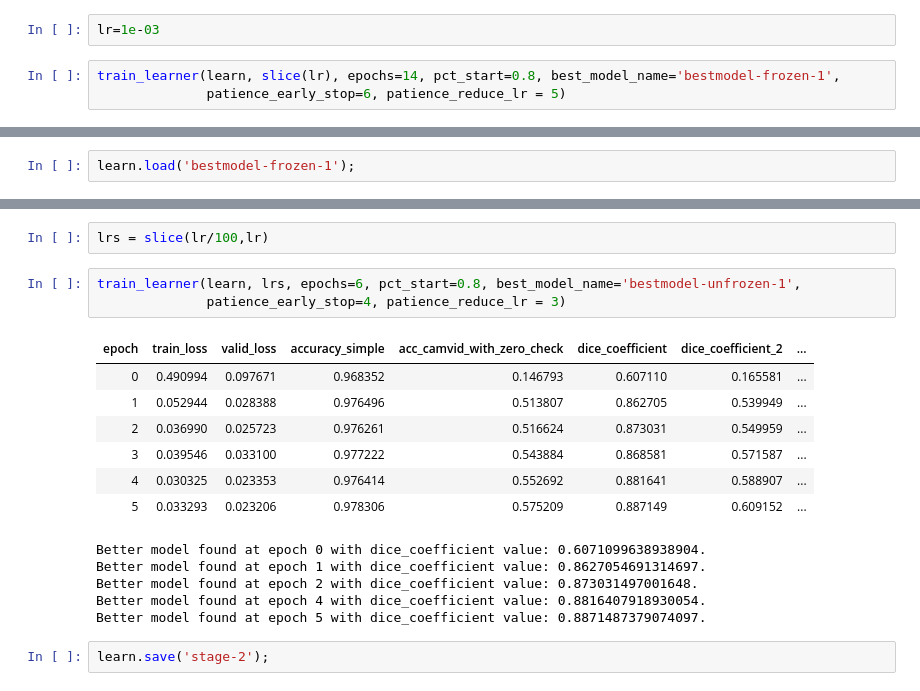
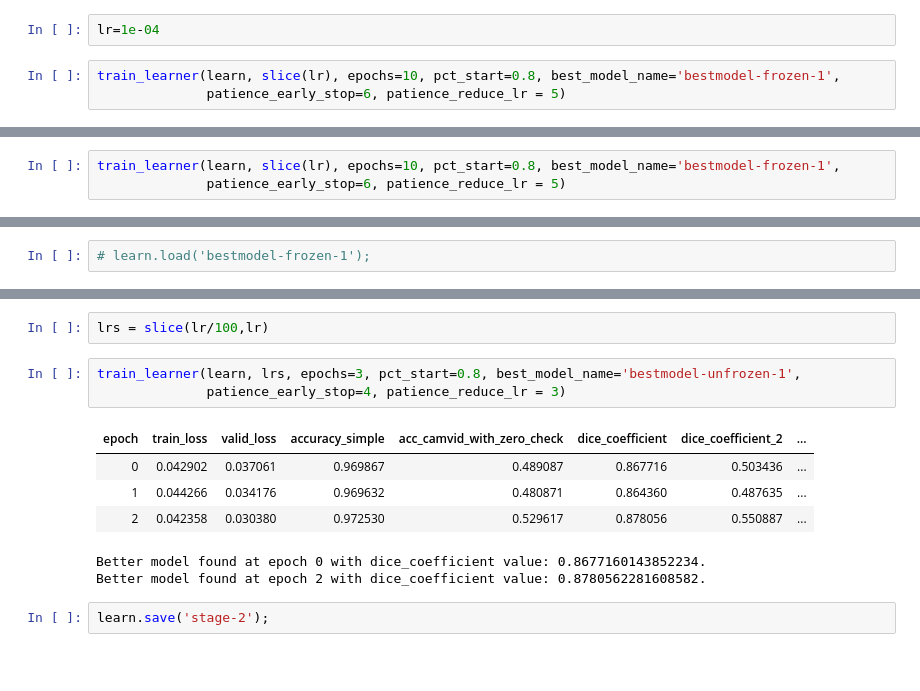
Before and after one commit to gilfernandes/fastai-exercises, a Jupyter notebook: nbs_gil/Severstal Losses.ipynb, the cells around one changed output, grey strips where cells are left out. Drawn from its saved outputs; the diff is of its cells as text; blank space fills up the shorter version.

```diff
--- a/nbs_gil/Severstal Losses.ipynb
+++ b/nbs_gil/Severstal Losses.ipynb
@@ -376,6 +628,6 @@ LR Finder is complete, type {learner_name}.recorder.plot() to see the graph.
 # %%
-lr=1e-03
+lr=1e-04
 # %%
-train_learner(learn, slice(lr), epochs=14, pct_start=0.8, best_model_name='bestmodel-frozen-1',
+train_learner(learn, slice(lr), epochs=10, pct_start=0.8, best_model_name='bestmodel-frozen-1',
               patience_early_stop=6, patience_reduce_lr = 5)
 # %% [output]
@@ -400,0 +641,3 @@ Epoch 12: early stopping
+# %%
+train_learner(learn, slice(lr), epochs=10, pct_start=0.8, best_model_name='bestmodel-frozen-1',
+              patience_early_stop=6, patience_reduce_lr = 5)
@@ -403,6 +662,6 @@ learn.save('stage-1')
 # %%
 learn.load('stage-1');
 # %%
-learn.load('bestmodel-frozen-1');
+# learn.load('bestmodel-frozen-1');
 # %%
 learn.export(file='/kaggle/model/export-1.pkl')
@@ -411,21 +672,15 @@ learn.unfreeze()
 # %%
 lrs = slice(lr/100,lr)
 # %%
-train_learner(learn, lrs, epochs=6, pct_start=0.8, best_model_name='bestmodel-unfrozen-1',
+train_learner(learn, lrs, epochs=3, pct_start=0.8, best_model_name='bestmodel-unfrozen-1',
               patience_early_stop=4, patience_reduce_lr = 3)
 # %% [output]
 | epoch | train_loss | valid_loss | accuracy_simple | acc_camvid_with_zero_check | dice_coefficient | dice_coefficient_2 | ... |
-| 0 | 0.490994 | 0.097671 | 0.968352 | 0.146793 | 0.607110 | 0.165581 | ... |
-| 1 | 0.052944 | 0.028388 | 0.976496 | 0.513807 | 0.862705 | 0.539949 | ... |
-| 2 | 0.036990 | 0.025723 | 0.976261 | 0.516624 | 0.873031 | 0.549959 | ... |
-| 3 | 0.039546 | 0.033100 | 0.977222 | 0.543884 | 0.868581 | 0.571587 | ... |
-| 4 | 0.030325 | 0.023353 | 0.976414 | 0.552692 | 0.881641 | 0.588907 | ... |
-| 5 | 0.033293 | 0.023206 | 0.978306 | 0.575209 | 0.887149 | 0.609152 | ... |
+| 0 | 0.042902 | 0.037061 | 0.969867 | 0.489087 | 0.867716 | 0.503436 | ... |
+| 1 | 0.044266 | 0.034176 | 0.969632 | 0.480871 | 0.864360 | 0.487635 | ... |
+| 2 | 0.042358 | 0.030380 | 0.972530 | 0.529617 | 0.878056 | 0.550887 | ... |
-Better model found at epoch 0 with dice_coefficient value: 0.6071099638938904.
-Better model found at epoch 1 with dice_coefficient value: 0.8627054691314697.
-Better model found at epoch 2 with dice_coefficient value: 0.873031497001648.
-Better model found at epoch 4 with dice_coefficient value: 0.8816407918930054.
-Better model found at epoch 5 with dice_coefficient value: 0.8871487379074097.
+Better model found at epoch 0 with dice_coefficient value: 0.8677160143852234.
+Better model found at epoch 2 with dice_coefficient value: 0.8780562281608582.
 # %%
 learn.save('stage-2');
 # %%
```
Also changed, not shown: parts of 15 cells of this notebook.
